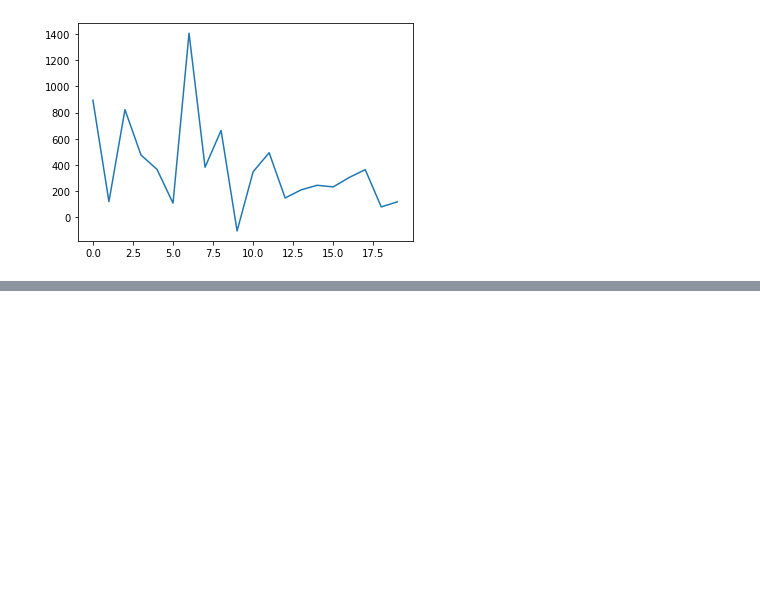
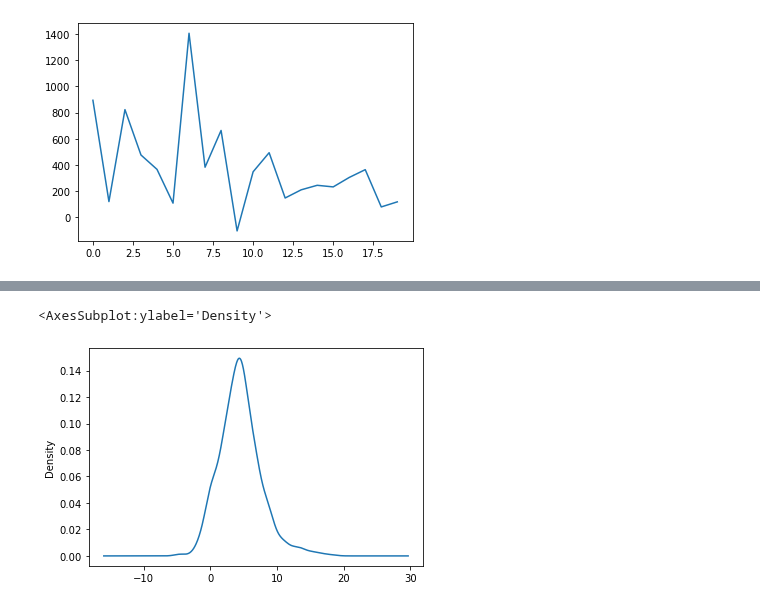
Before and after one commit to yingli/applieddatascience, a Jupyter notebook: sample_code/NB07_regression.ipynb, the cells around one changed output, grey strips where cells are left out. Drawn from its saved outputs; the diff is of its cells as text; code cells hidden in the pictures; blank space fills up the shorter version.

```diff
--- a/sample_code/NB07_regression.ipynb
+++ b/sample_code/NB07_regression.ipynb
@@ -534,14 +453,0 @@ pd.DataFrame(betas).describe()
-# %%
-sku_attributes = get_sku_attributes(baskets)
-num_sku = sku_attributes.sku_id.nunique()
-#sku_attributes['beta'] =
-betas = [0 * i for i in range(num_sku)]
-for i in range(20):
-    sku_id = sku_attributes.iloc[i]['sku_id']
-    X = sku_week[sku_week["sku_id"] ==sku_id][['avg_price_by_week']].values
-    y = sku_week[sku_week["sku_id"] ==sku_id][['total_spent_by_week']].values
-    lr = LinearRegression()
-    lr.fit(X, y)
-    print(lr.coef_[0][0])
-    betas[i] = lr.coef_[0][0]
-sku_attributes["beta"] = pd.DataFrame(betas)
@@ -588,0 +454,2 @@ Name: beta, dtype: int64
+# %%
+sku_attributes["beta_sign"] = np.sign(sku_attributes["beta"])
@@ -588,0 +489,5 @@ Name: beta, dtype: int64
+# %%
+np.log2(sku_attributes.query("beta>0")["beta"]).plot.density()
+# %% [output]
+<AxesSubplot:ylabel='Density'>
+[figure, added]
```
Also changed, not shown: parts of 27 cells of this notebook, 1 other file.
